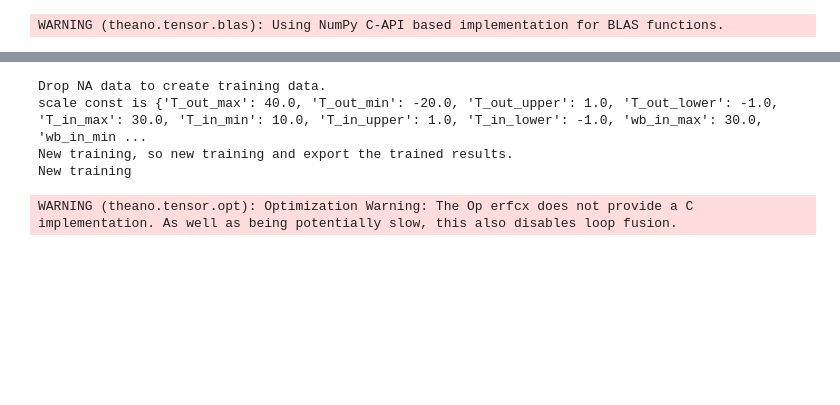
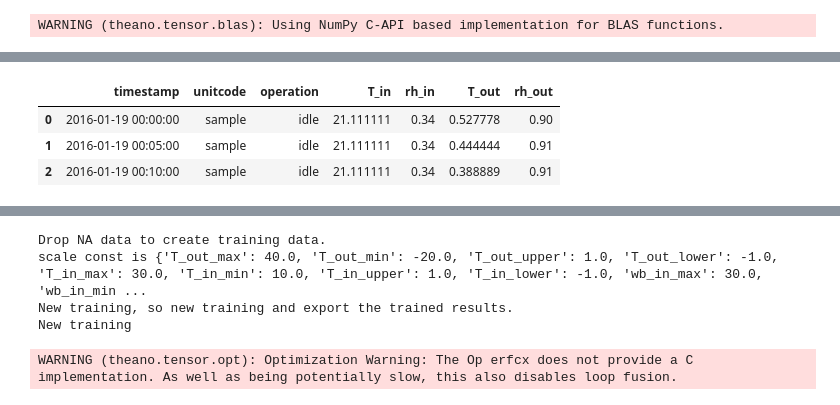
Before and after one commit to ecosang/rhced, a Jupyter notebook: notebook/sample_bldg.ipynb, the cells around one changed output, grey strips where cells are left out. Cells and saved outputs as stored; diff of their text form; code cells hidden in the pictures; blank space fills up the shorter version.

Commit message:
update sample_bldg.ipynb markups

```diff
--- a/notebook/sample_bldg.ipynb
+++ b/notebook/sample_bldg.ipynb
@@ -38,0 +93,7 @@ max_values={'net_max':10000,'heat_max':2000,'cool_max':2000,'aux_max':6000,'df_m
+# %%
+# import thermostat_data and meter_data
+thermostat_data_path=pathlib.Path().joinpath("data",bldg,unitcode,"raw_data","thermostat_data_sample_2016-01-19_2016-01-25.csv")
+meter_data_path=pathlib.Path().joinpath("data",bldg,unitcode,"raw_data","meter_data_sample_2016-01-19_2016-01-25.csv")
+
+df_thermostat=pd.read_csv(thermostat_data_path.__str__())
+df_meter=pd.read_csv(meter_data_path.__str__())
@@ -38,0 +112,7 @@ max_values={'net_max':10000,'heat_max':2000,'cool_max':2000,'aux_max':6000,'df_m
+# %%
+df_thermostat.head(3)
+# %% [output]
+|  | timestamp | unitcode | operation | T_in | rh_in | T_out | rh_out |
+| 0 | 2016-01-19 00:00:00 | sample | idle | 21.111111 | 0.34 | 0.527778 | 0.90 |
+| 1 | 2016-01-19 00:05:00 | sample | idle | 21.111111 | 0.34 | 0.444444 | 0.91 |
+| 2 | 2016-01-19 00:10:00 | sample | idle | 21.111111 | 0.34 | 0.388889 | 0.91 |
```
Also changed, not shown: parts of 20 cells of this notebook, 54 other files.
